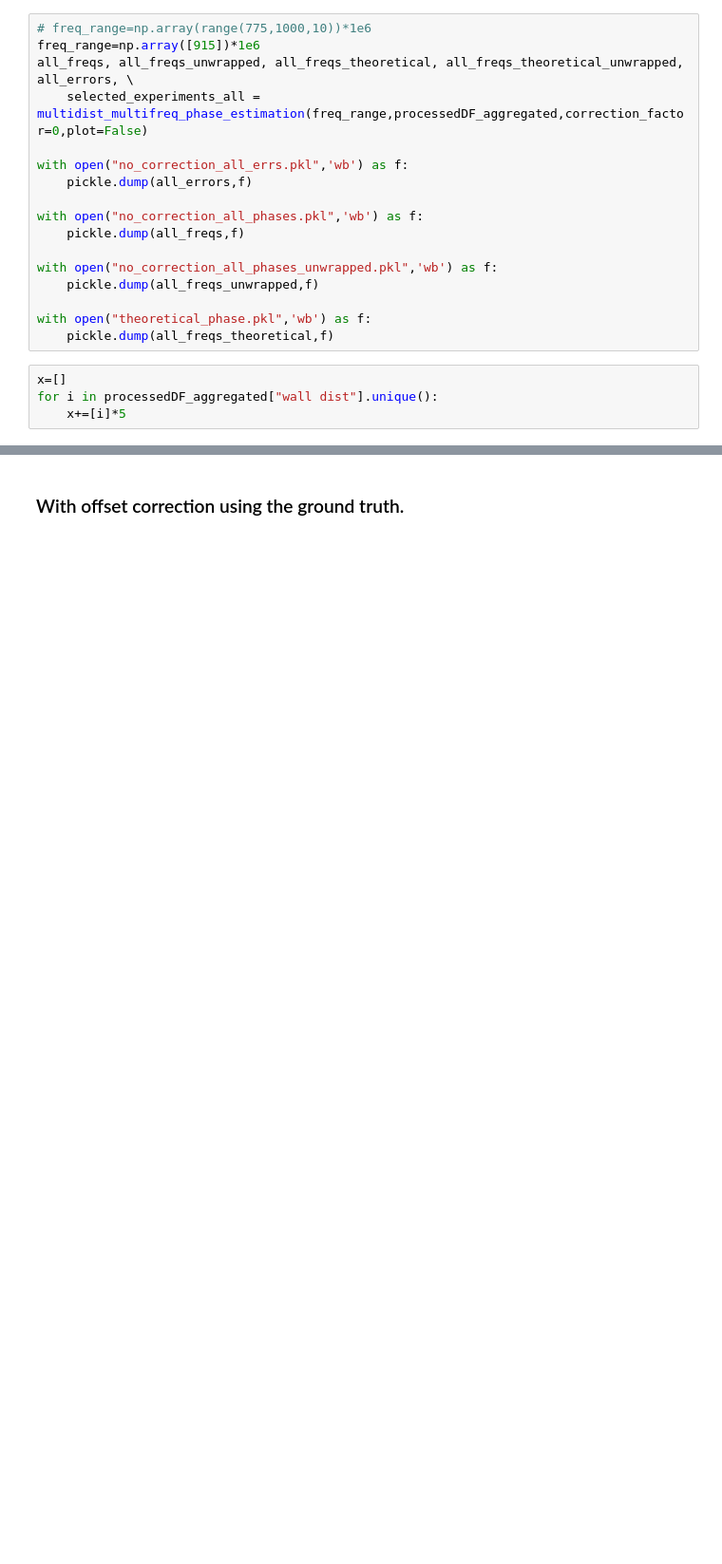
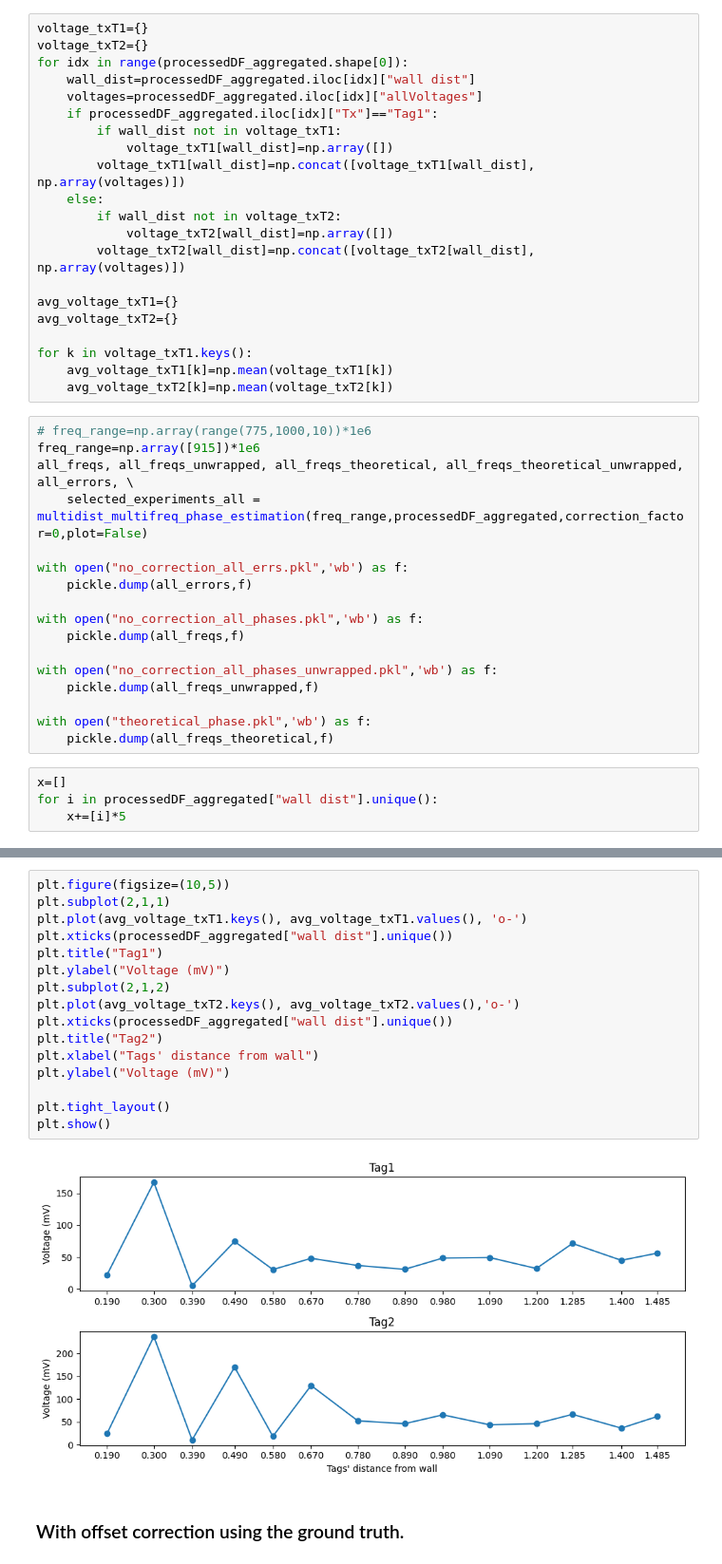
Before and after one commit to manavjeetsingh/RFImaging, a Jupyter notebook: OCS_bladerf/FixedTTEDists/phaseProcessing.ipynb, the cells around one changed output, grey strips where cells are left out. Shown: that part at 95% size. Cells and saved outputs as stored; diff of their text form; blank space fills up the shorter version.

```diff
--- a/OCS_bladerf/FixedTTEDists/phaseProcessing.ipynb
+++ b/OCS_bladerf/FixedTTEDists/phaseProcessing.ipynb
@@ -205,3 +211,24 @@ processedDF_aggregated
+# %%
+voltage_txT1={}
+voltage_txT2={}
+for idx in range(processedDF_aggregated.shape[0]):
+    wall_dist=processedDF_aggregated.iloc[idx]["wall dist"]
+    voltages=processedDF_aggregated.iloc[idx]["allVoltages"]
+    if processedDF_aggregated.iloc[idx]["Tx"]=="Tag1":
+        if wall_dist not in voltage_txT1:
+            voltage_txT1[wall_dist]=np.array([])
+        voltage_txT1[wall_dist]=np.concat([voltage_txT1[wall_dist], np.array(voltages)])
+    else:
+        if wall_dist not in voltage_txT2:
+            voltage_txT2[wall_dist]=np.array([])
+        voltage_txT2[wall_dist]=np.concat([voltage_txT2[wall_dist], np.array(voltages)])
+
+avg_voltage_txT1={}
+avg_voltage_txT2={}
+
+for k in voltage_txT1.keys():
+    avg_voltage_txT1[k]=np.mean(voltage_txT1[k])
+    avg_voltage_txT2[k]=np.mean(voltage_txT2[k])
 # %%
 # freq_range=np.array(range(775,1000,10))*1e6
 freq_range=np.array([915])*1e6
@@ -238,3 +266,21 @@ Text(0, 0.5, 'Phase (deg)')
+# %%
+plt.figure(figsize=(10,5))
+plt.subplot(2,1,1)
+plt.plot(avg_voltage_txT1.keys(), avg_voltage_txT1.values(), 'o-')
+plt.xticks(processedDF_aggregated["wall dist"].unique())
+plt.title("Tag1")
+plt.ylabel("Voltage (mV)")
+plt.subplot(2,1,2)
+plt.plot(avg_voltage_txT2.keys(), avg_voltage_txT2.values(),'o-')
+plt.xticks(processedDF_aggregated["wall dist"].unique())
+plt.title("Tag2")
+plt.xlabel("Tags' distance from wall")
+plt.ylabel("Voltage (mV)")
+
+plt.tight_layout()
+plt.show()
+# %% [output]
+[figure, added]
 # %% [markdown]
 ### With offset correction using the ground truth.
 # %%
```
Also changed, not shown: parts of 8 cells of this notebook, 12 other files.
